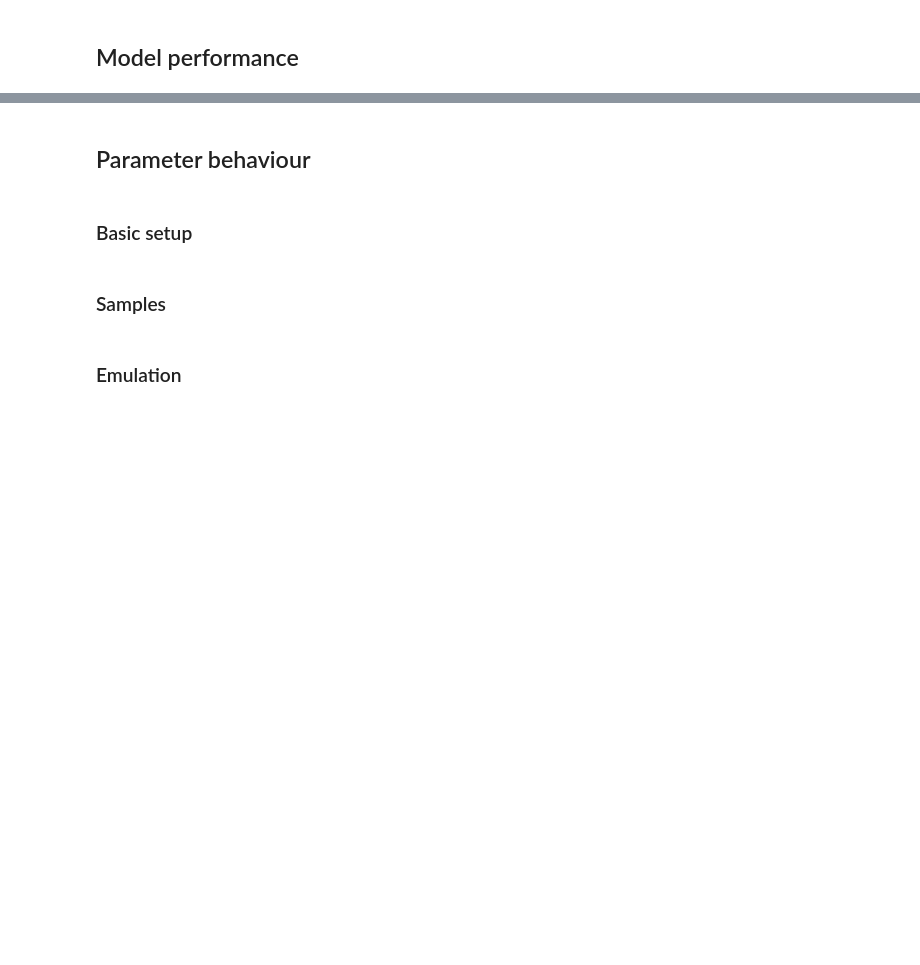
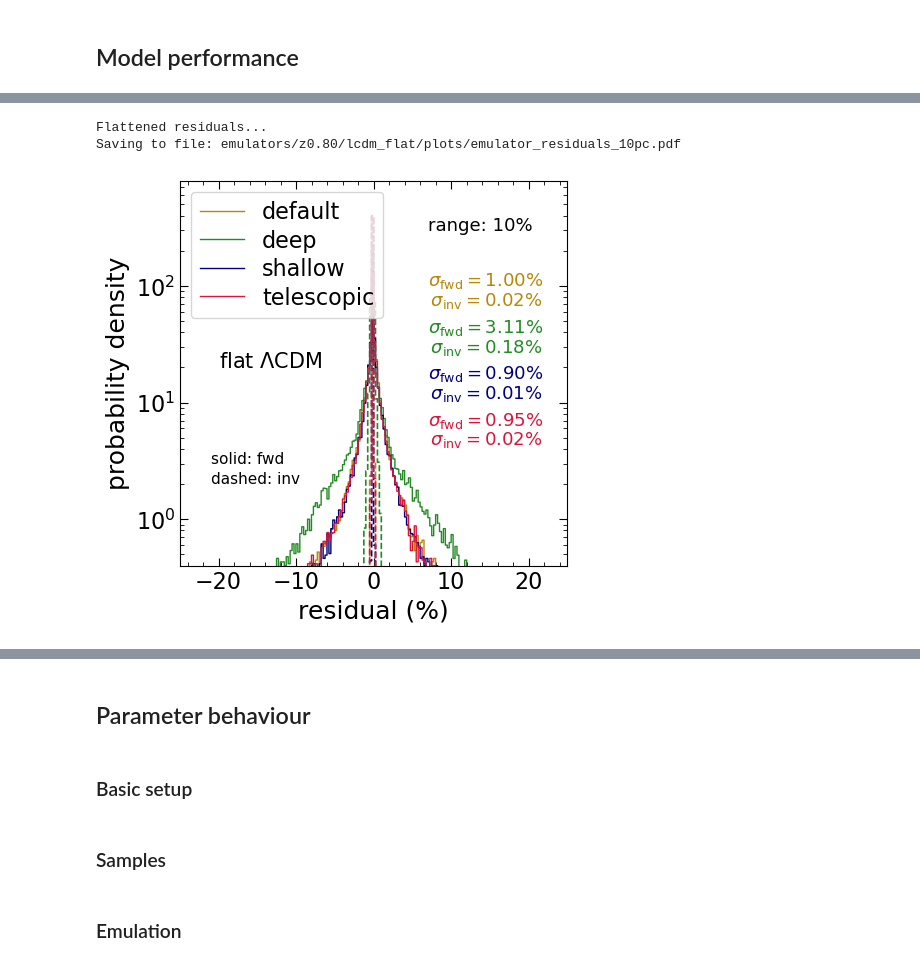
Before and after one commit to a-paranjape/zeldovich-smearing, a Jupyter notebook: emulation/Build_Emulators.ipynb, the cells around one changed output, grey strips where cells are left out. Drawn from its saved outputs; the diff is of its cells as text; code cells hidden in the pictures; blank space fills up the shorter version.

Commit message:
updated with larger test sample

```diff
--- a/emulation/Build_Emulators.ipynb
+++ b/emulation/Build_Emulators.ipynb
@@ -88,17 +88,17 @@ print(setup)
 # %% [markdown]
 ### Samples
 # %%
-Save_Xi = True # only used for test sample
+Save_Xi = True # only used for test sample. Set True if stringent test for basis set is needed in Use_Emulators.ipynb
 
 # manipulate these as needed to overwrite training/test samples
 Force_Train = False
-Force_Test  = False
+Force_Test  = True
 
 SampleDict = {'train':{'sample_stem':'train','seed':1983,'include_fiducial':False,'save_xi':False,'force':Force_Train,
                        'n_samp':3000#//3 for lcdm_flat
                       },
                'test':{'sample_stem':'test', 'seed':1991,'include_fiducial':True,'save_xi':Save_Xi,'force':Force_Test,
-                       'n_samp':-1+600#//3 for lcdm_flat
+                       'n_samp':-1+2000
                       }}
 # %% [markdown]
 ## `AgnosticEmulator` setup
@@ -171,6 +186,7 @@ setup_hopt = {'max_epoch':15000, # was 5000 for lcdm_flat
               'ensemble_size':10,
               'train_frac':0.9,'val_frac':0.1,
               'nproc':16,
+              'family':'seq',
               'wt_decays':{'min':0.0,'max':0.1},
               'htypes':['tanh','splus','relu','sin'], # may be changed below
               'fixed_width':False, # will be None for telescopic
@@ -277,7 +445,7 @@ if Run_Telescopic['operate']:
 # %%
 Save_Fig = True
 
-bins = np.linspace(-1,1,400)
+bins = np.linspace(-1,1,800)
 bin_mid = 0.5*(bins[1:]+bins[:-1])
 dx = bins[1]-bins[0]
 # %%
@@ -357,46 +528,52 @@ if Run_Telescopic['operate']:
     hist_agnos_tele = hist_agnos_tele/err_agnos_tele.size/dx
     hist_cosmo_tele,dummy = np.histogram(err_cosmo_tele,bins=bins,density=False)
     hist_cosmo_tele = hist_cosmo_tele/err_cosmo_tele.size/dx
 ###########################
 
 FSize = 5
 plt.figure(figsize=(FSize,FSize))
 plt.yscale('log')
-plt.xlim(-0.25,0.25)
+plt.xlim(-25,25)
 plt.ylim(4e-1,8e2)
-plt.xlabel('residual')
+plt.xlabel('residual (%)')
 plt.ylabel('probability density')
-Xt,Yf,Yi = 0.07,40,27
+Xt,Yf,Yi = 7,40,27
 if Run_Default['operate']:
-    plt.plot(bin_mid,hist_agnos_def,ls='-',c='darkgoldenrod',drawstyle='steps',lw=1,label='default')
-    plt.plot(bin_mid,hist_cosmo_def,ls='--',c='darkgoldenrod',drawstyle='steps',lw=1.2)
+    plt.plot(bin_mid*100,hist_agnos_def,ls='-',c='darkgoldenrod',drawstyle='steps',lw=1,label='default')
+    plt.plot(bin_mid*100,hist_cosmo_def,ls='--',c='darkgoldenrod',drawstyle='steps',lw=1.2)
     plt.text(Xt,Yf*2.5,'$\\sigma_{{\\rm fwd}} = {0:.2f}\%$'.format(100*errwidth_agnos_def),fontsize=FS3,c='darkgoldenrod')
     plt.text(Xt,Yi*2.5,'$\\,\\sigma_{{\\rm inv}} = {0:.2f}\%$'.format(100*errwidth_cosmo_def),fontsize=FS3,c='darkgoldenrod')
 if Run_Deep['operate']:
-    plt.plot(bin_mid,hist_agnos_deep,ls='-',c='forestgreen',drawstyle='steps',lw=1,label='deep')
-    plt.plot(bin_mid,hist_cosmo_deep,ls='--',c='forestgreen',drawstyle='steps',lw=1.2)
+    plt.plot(bin_mid*100,hist_agnos_deep,ls='-',c='forestgreen',drawstyle='steps',lw=1,label='deep')
+    plt.plot(bin_mid*100,hist_cosmo_deep,ls='--',c='forestgreen',drawstyle='steps',lw=1.2)
     plt.text(Xt,Yf,'$\\sigma_{{\\rm fwd}} = {0:.2f}\%$'.format(100*errwidth_agnos_deep),fontsize=FS3,c='forestgreen')
     plt.text(Xt,Yi,'$\\,\\sigma_{{\\rm inv}} = {0:.2f}\%$'.format(100*errwidth_cosmo_deep),fontsize=FS3,c='forestgreen')
 if Run_Shallow['operate']:
-    plt.plot(bin_mid,hist_agnos_shal,ls='-',c='navy',drawstyle='steps',lw=1,label='shallow')
-    plt.plot(bin_mid,hist_cosmo_shal,ls='--',c='navy',drawstyle='steps',lw=1.2)
+    plt.plot(bin_mid*100,hist_agnos_shal,ls='-',c='navy',drawstyle='steps',lw=1,label='shallow')
+    plt.plot(bin_mid*100,hist_cosmo_shal,ls='--',c='navy',drawstyle='steps',lw=1.2)
     plt.text(Xt,Yf/2.5,'$\\sigma_{{\\rm fwd}} = {0:.2f}\%$'.format(100*errwidth_agnos_shal),fontsize=FS3,c='navy')
     plt.text(Xt,Yi/2.5,'$\\,\\sigma_{{\\rm inv}} = {0:.2f}\%$'.format(100*errwidth_cosmo_shal),fontsize=FS3,c='navy')
 if Run_Telescopic['operate']:
-    plt.plot(bin_mid,hist_agnos_tele,ls='-',c='crimson',drawstyle='steps',lw=1,label='telescopic')
-    plt.plot(bin_mid,hist_cosmo_tele,ls='--',c='crimson',drawstyle='steps',lw=1.2)
+    plt.plot(bin_mid*100,hist_agnos_tele,ls='-',c='crimson',drawstyle='steps',lw=1,label='telescopic')
+    plt.plot(bin_mid*100,hist_cosmo_tele,ls='--',c='crimson',drawstyle='steps',lw=1.2)
     plt.text(Xt,Yf/2.5**2,'$\\sigma_{{\\rm fwd}} = {0:.2f}\%$'.format(100*errwidth_agnos_tele),fontsize=FS3,c='crimson')
     plt.text(Xt,Yi/2.5**2,'$\\,\\sigma_{{\\rm inv}} = {0:.2f}\%$'.format(100*errwidth_cosmo_tele),fontsize=FS3,c='crimson')
 plt.legend(loc='upper left')
-plt.text(-0.2,20,agem.cosmo_latex,fontsize=FS2)
+plt.text(-20,20,agem.cosmo_latex,fontsize=FS2)
 plt.text(Xt,3e2,'range: {0:.0f}%'.format(agem.perc*100),fontsize=FS3)
+plt.text(-21,3,'solid: fwd',fontsize=11)
+plt.text(-21,2,'dashed: inv',fontsize=11)
 plt.minorticks_on()
 if Save_Fig:
-    outfile = agem.plot_dir + 'residuals_{0:.0f}pc.png'.format(agem.perc*100)
+    outfile = agem.plot_dir + 'emulator_residuals_{0:.0f}pc.pdf'.format(agem.perc*100)
     print('Saving to file:',outfile)
     plt.savefig(outfile,bbox_inches='tight')
 else:
     plt.show()
+# %% [output]
+Flattened residuals...
+Saving to file: emulators/z0.80/lcdm_flat/plots/emulator_residuals_10pc.pdf
+[figure, added]
 # %%
 print('Parameter-wise residuals...')
 ###########################
```
Also changed, not shown: parts of 16 cells of this notebook, 3 other files.
